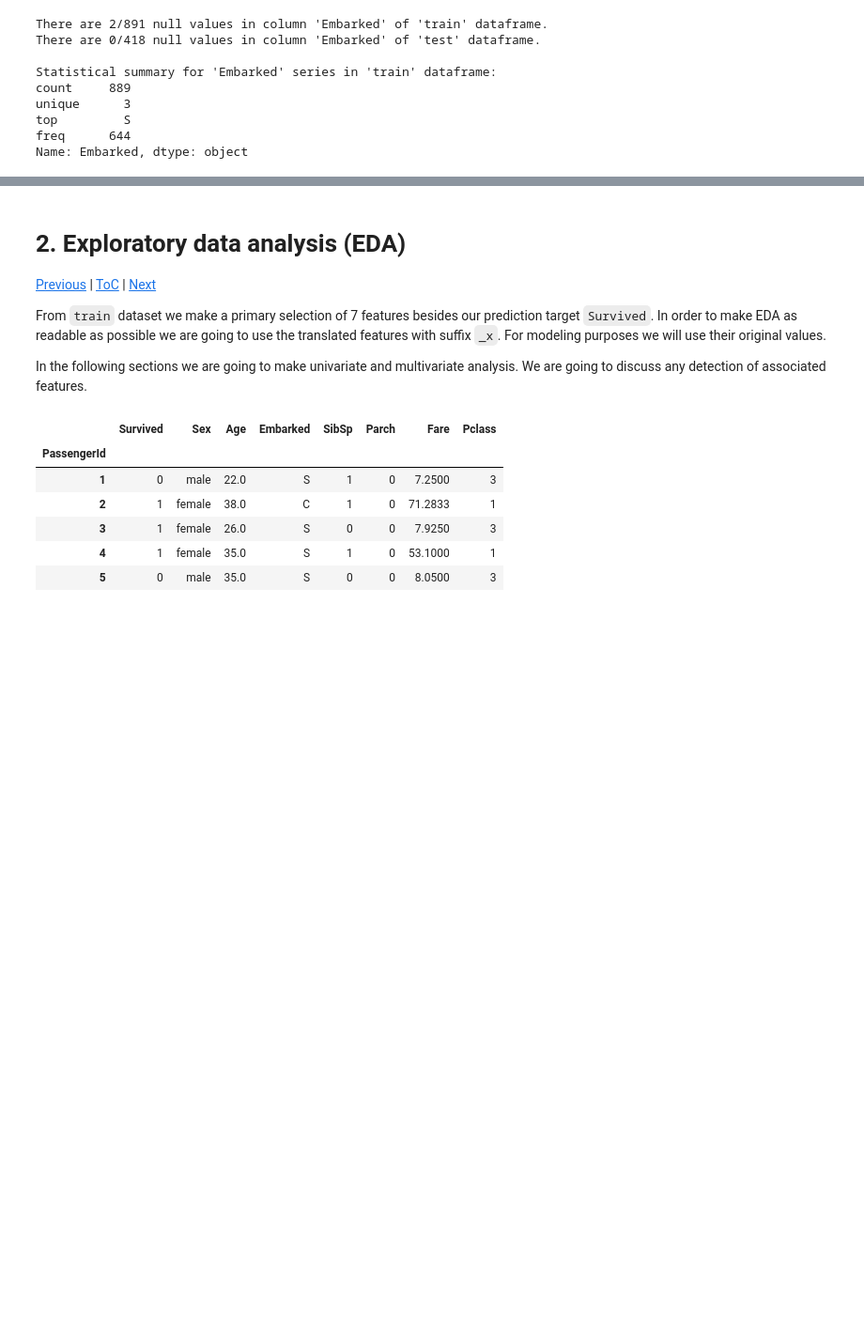
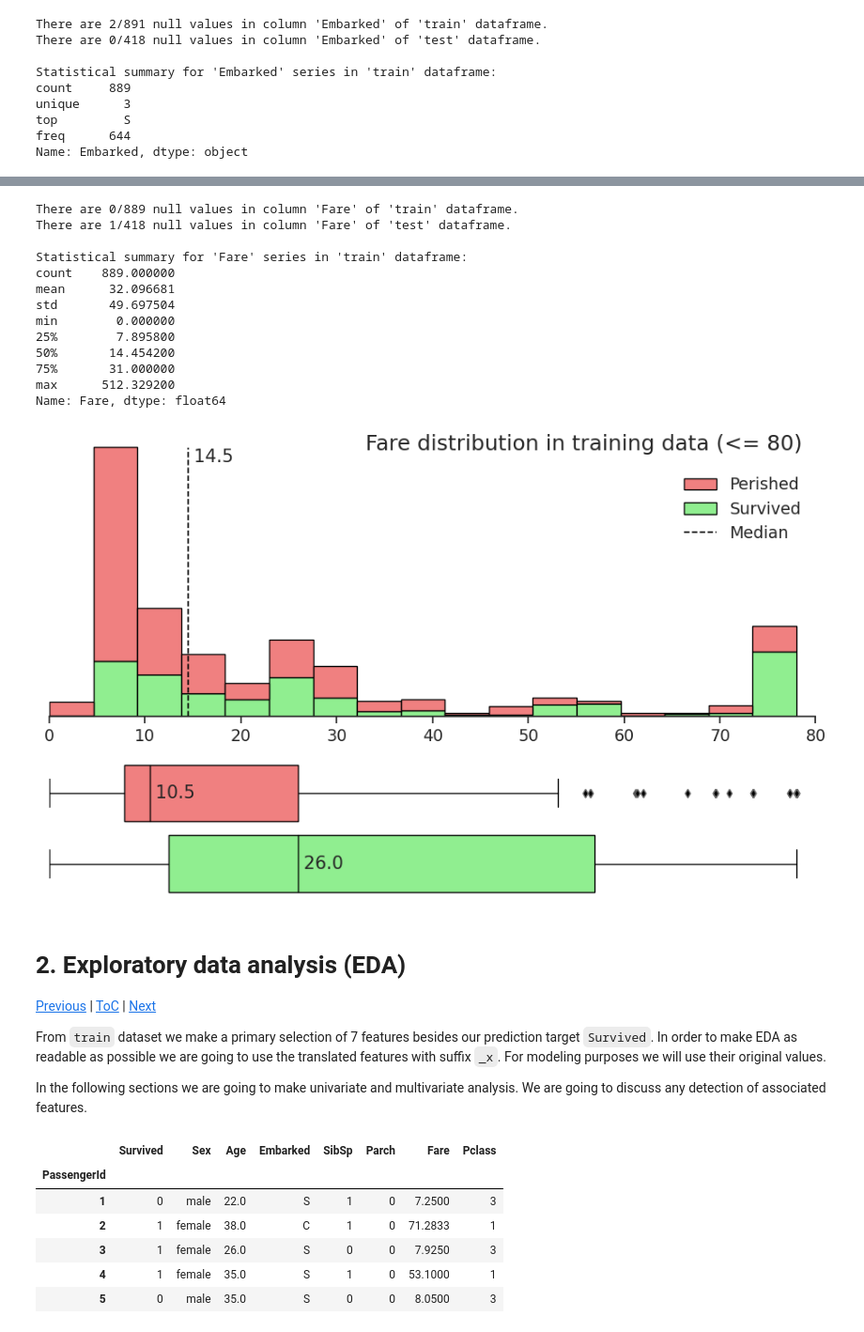
Before and after one commit to BPRateiro/Kaggle-competitions, a Jupyter notebook: titanic-eda-and-prediction.ipynb, the cells around one changed output, grey strips where cells are left out. Shown at 94% size. Saved outputs shown, nothing was run; the diff lists cells and outputs as text; code cells hidden in the pictures; blank space fills up the shorter version.

```diff
--- a/titanic-eda-and-prediction.ipynb
+++ b/titanic-eda-and-prediction.ipynb
@@ -406,6 +394,30 @@ Name: Fare, dtype: float64
+# %%
+summarize('Fare')
+
+# Trim outliers at 90% quantile
+ceiling = ceil(train.Fare.quantile(0.9))
+for df in both:
+    df.loc[df.Fare >= ceiling, 'Fare'] = ceiling
+
+histogram_and_boxplot('Fare', (ceiling//10+1)*10)
+replace_na_by_median('Fare')
+# %% [output]
+There are 0/889 null values in column 'Fare' of 'train' dataframe.
+There are 1/418 null values in column 'Fare' of 'test' dataframe.
+
+Statistical summary for 'Fare' series in 'train' dataframe:
+count    889.000000
+mean      32.096681
+std       49.697504
+min        0.000000
+25%        7.895800
+50%       14.454200
+75%       31.000000
+max      512.329200
+Name: Fare, dtype: float64
+[figure, added]
 # %% [markdown]
-<a id="2"></a>
-# 2. Exploratory data analysis (EDA)
+# 2. Exploratory data analysis (EDA) <a id="2"></a>
 [Previous](#1.3.4) | [ToC](#ToC) | [Next](#2.1)
 
 From `train` dataset we make a primary selection of 7 features besides our prediction target `Survived`. In order to make EDA as readable as possible we are going to use the translated features with suffix `_x`. For modeling purposes we will use their original values.
```
Also changed, not shown: parts of 30 cells of this notebook.
